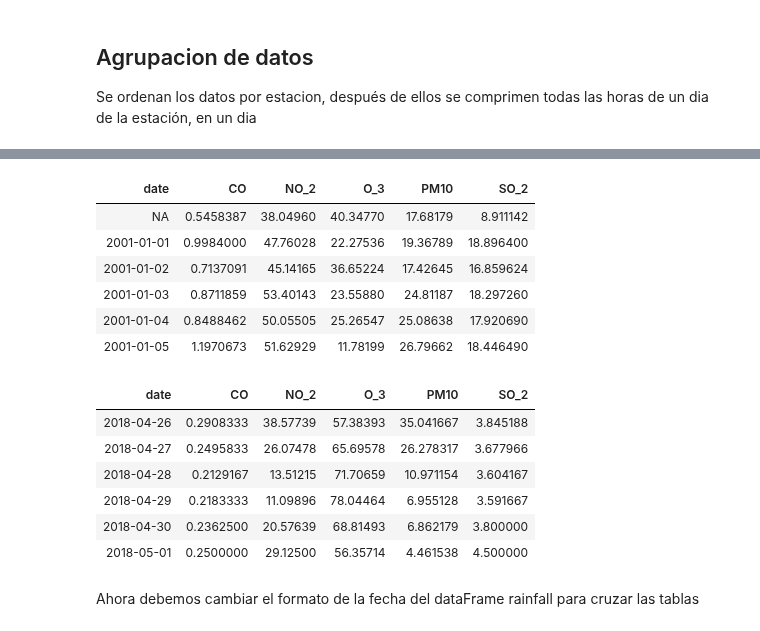
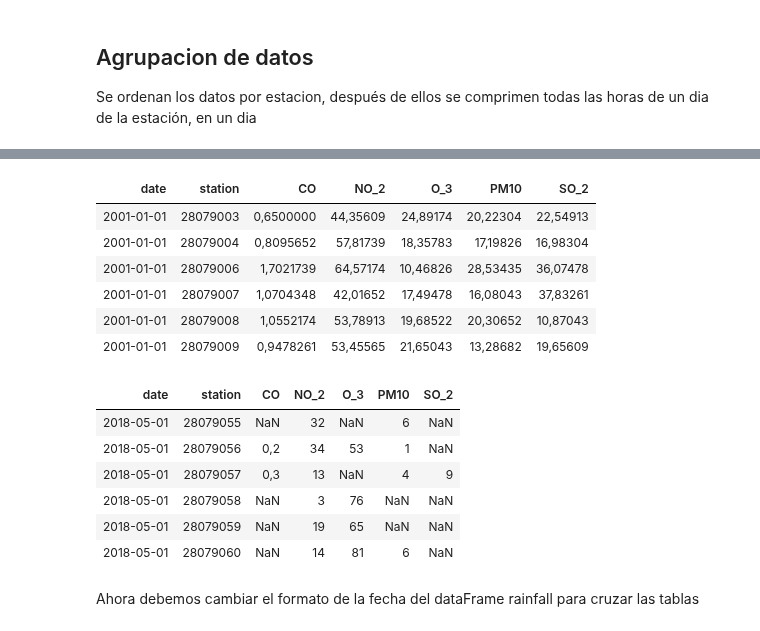
Before and after one commit to manumonforte/DataMining-BigDataParadigm, a Jupyter notebook: Estudio.ipynb, the cells around one changed output, grey strips where cells are left out. Cells and saved outputs as stored; diff of their text form; code cells hidden in the pictures.

```diff
--- a/Estudio.ipynb
+++ b/Estudio.ipynb
@@ -244,29 +257,29 @@ tail(datasetMadrid)
 | 3774240 | 2018-05-01 | NA | 14 | 81 | 6 | NA | 28079060 |
 # %%
 madrid <- datasetMadrid %>%
-  group_by(date) %>%
+  group_by(date,station) %>%
   summarise(CO = mean(CO, na.rm = TRUE),
             NO_2 = mean(NO_2, na.rm = TRUE),
             O_3 = mean(O_3, na.rm = TRUE),
             PM10 = mean(PM10, na.rm = TRUE),
             SO_2 = mean(SO_2, na.rm = TRUE))
 head(madrid)
 tail(madrid)
 # %% [output]
-| date | CO | NO_2 | O_3 | PM10 | SO_2 |
-| NA | 0.5458387 | 38.04960 | 40.34770 | 17.68179 | 8.911142 |
-| 2001-01-01 | 0.9984000 | 47.76028 | 22.27536 | 19.36789 | 18.896400 |
-| 2001-01-02 | 0.7137091 | 45.14165 | 36.65224 | 17.42645 | 16.859624 |
-| 2001-01-03 | 0.8711859 | 53.40143 | 23.55880 | 24.81187 | 18.297260 |
-| 2001-01-04 | 0.8488462 | 50.05505 | 25.26547 | 25.08638 | 17.920690 |
-| 2001-01-05 | 1.1970673 | 51.62929 | 11.78199 | 26.79662 | 18.446490 |
+| date | station | CO | NO_2 | O_3 | PM10 | SO_2 |
+| 2001-01-01 | 28079003 | 0,6500000 | 44,35609 | 24,89174 | 20,22304 | 22,54913 |
+| 2001-01-01 | 28079004 | 0,8095652 | 57,81739 | 18,35783 | 17,19826 | 16,98304 |
+| 2001-01-01 | 28079006 | 1,7021739 | 64,57174 | 10,46826 | 28,53435 | 36,07478 |
+| 2001-01-01 | 28079007 | 1,0704348 | 42,01652 | 17,49478 | 16,08043 | 37,83261 |
+| 2001-01-01 | 28079008 | 1,0552174 | 53,78913 | 19,68522 | 20,30652 | 10,87043 |
+| 2001-01-01 | 28079009 | 0,9478261 | 53,45565 | 21,65043 | 13,28682 | 19,65609 |
-| date | CO | NO_2 | O_3 | PM10 | SO_2 |
-| 2018-04-26 | 0.2908333 | 38.57739 | 57.38393 | 35.041667 | 3.845188 |
-| 2018-04-27 | 0.2495833 | 26.07478 | 65.69578 | 26.278317 | 3.677966 |
-| 2018-04-28 | 0.2129167 | 13.51215 | 71.70659 | 10.971154 | 3.604167 |
-| 2018-04-29 | 0.2183333 | 11.09896 | 78.04464 | 6.955128 | 3.591667 |
-| 2018-04-30 | 0.2362500 | 20.57639 | 68.81493 | 6.862179 | 3.800000 |
-| 2018-05-01 | 0.2500000 | 29.12500 | 56.35714 | 4.461538 | 4.500000 |
+| date | station | CO | NO_2 | O_3 | PM10 | SO_2 |
+| 2018-05-01 | 28079055 | NaN | 32 | NaN | 6 | NaN |
+| 2018-05-01 | 28079056 | 0,2 | 34 | 53 | 1 | NaN |
+| 2018-05-01 | 28079057 | 0,3 | 13 | NaN | 4 | 9 |
+| 2018-05-01 | 28079058 | NaN | 3 | 76 | NaN | NaN |
+| 2018-05-01 | 28079059 | NaN | 19 | 65 | NaN | NaN |
+| 2018-05-01 | 28079060 | NaN | 14 | 81 | 6 | NaN |
 # %% [markdown]
 Ahora debemos cambiar el formato de la fecha del dataFrame rainfall para cruzar las tablas
 # %%
```
Also changed, not shown: parts of 5 cells of this notebook.
